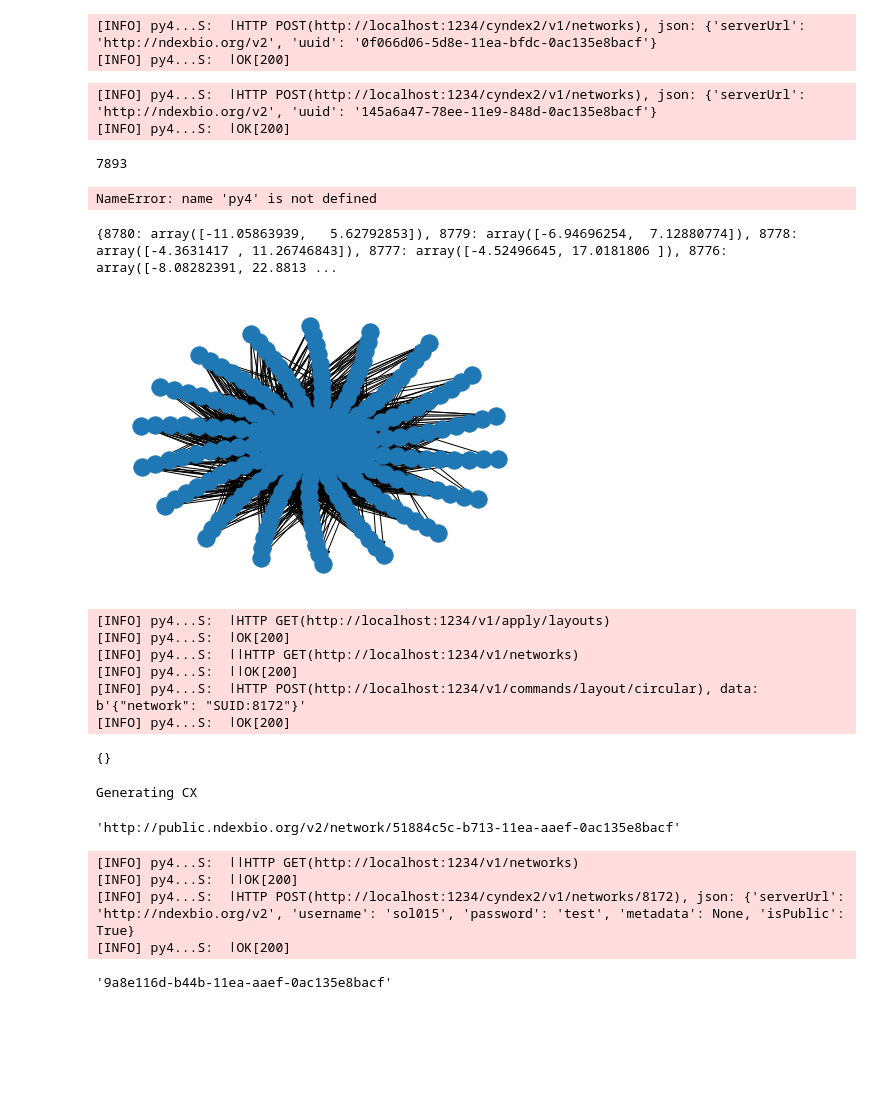
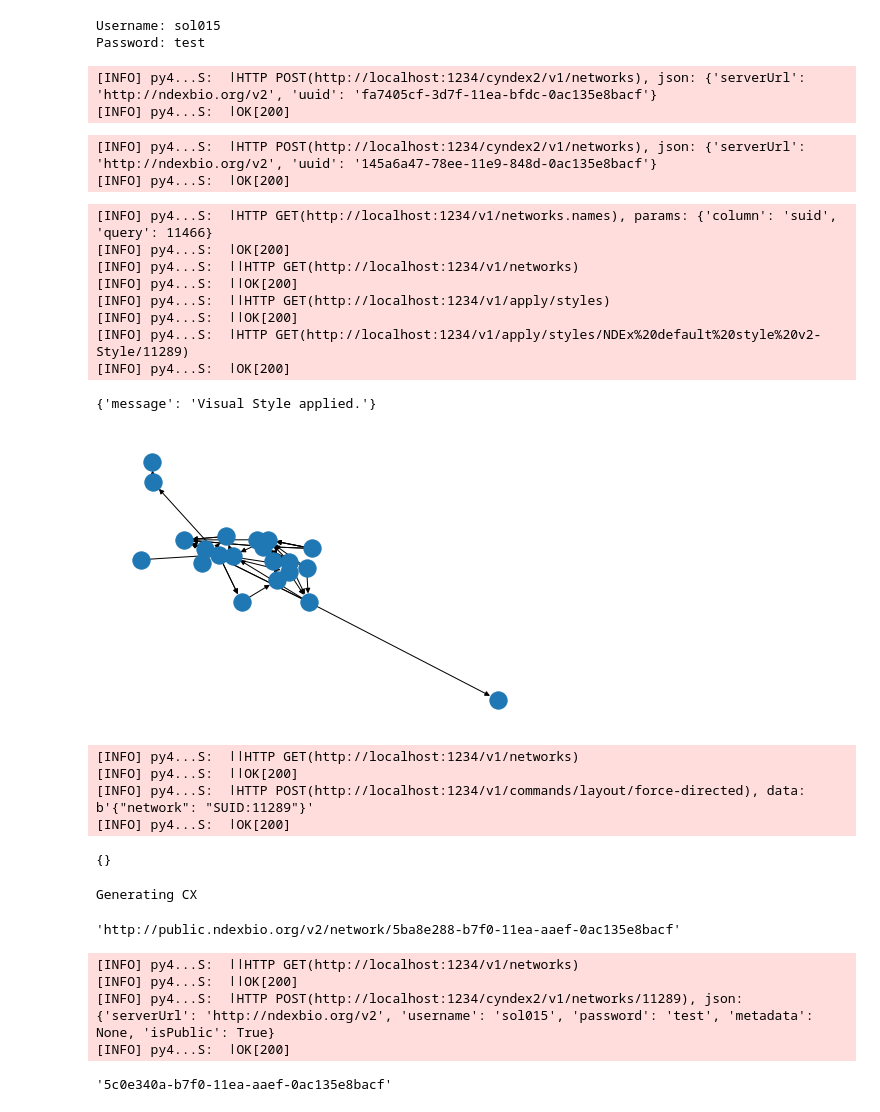
Before and after one commit to Ceofy/ISMBTutorial, a Jupyter notebook: ISMB Tutorial.ipynb, the cells around one changed output. Drawn from its saved outputs; the diff is of its cells as text; code cells hidden in the pictures; blank space fills up the shorter version.

```diff
--- a/ISMB Tutorial.ipynb
+++ b/ISMB Tutorial.ipynb
@@ -1,82 +6,92 @@
+# %%
+#NDEx set up
+SERVER = 'ndexbio.org'
+USERNAME = input('Username: ')
+PASSWORD = input('Password: ')
+
+NETWORK_UUID = 'fa7405cf-3d7f-11ea-bfdc-0ac135e8bacf'
+STYLE_NETWORK_UUID = '145a6a47-78ee-11e9-848d-0ac135e8bacf'
+# %% [output]
+Username: sol015
+Password: test
 # %%
 #ndex2: download network from NDEx
 import ndex2
 
-network = ndex2.create_nice_cx_from_server('ndexbio.org', uuid='0f066d06-5d8e-11ea-bfdc-0ac135e8bacf')
+nice_cx_network = ndex2.create_nice_cx_from_server(SERVER, uuid=NETWORK_UUID)
 # %%
 #py4cytoscape: download network from NDEx
 import py4cytoscape as py4
 
-network_suid = py4.cy_ndex.import_network_from_ndex('0f066d06-5d8e-11ea-bfdc-0ac135e8bacf')
+network_suid = py4.cy_ndex.import_network_from_ndex(NETWORK_UUID)
 # %% [output]
-[INFO] py4...S:  ǀHTTP POST(http://localhost:1234/cyndex2/v1/networks), json: {'serverUrl': 'http://ndexbio.org/v2', 'uuid': '0f066d06-5d8e-11ea-bfdc-0ac135e8bacf'}
+[INFO] py4...S:  ǀHTTP POST(http://localhost:1234/cyndex2/v1/networks), json: {'serverUrl': 'http://ndexbio.org/v2', 'uuid': 'fa7405cf-3d7f-11ea-bfdc-0ac135e8bacf'}
 [INFO] py4...S:  ǀOK[200]
 # %%
 #ndex2: get a style template network and apply the style to the network
-network.apply_template('ndexbio.org', '145a6a47-78ee-11e9-848d-0ac135e8bacf')
+nice_cx_network.apply_template(SERVER, STYLE_NETWORK_UUID)
 # %%
 #py4cytoscape: get a style template network
-py4.cy_ndex.import_network_from_ndex('145a6a47-78ee-11e9-848d-0ac135e8bacf')
+style_network_suid = py4.cy_ndex.import_network_from_ndex(STYLE_NETWORK_UUID)
 # %% [output]
 [INFO] py4...S:  ǀHTTP POST(http://localhost:1234/cyndex2/v1/networks), json: {'serverUrl': 'http://ndexbio.org/v2', 'uuid': '145a6a47-78ee-11e9-848d-0ac135e8bacf'}
 [INFO] py4...S:  ǀOK[200]
-7893
 # %%
 #py4cytoscape: apply the style to the network
-py4.styles.set_visual_style('NDEx default style v2-Style', network=network_suid)
+style_network_name = py4.networks.get_network_name(style_network_suid)
+py4.styles.set_visual_style(style_network_name + '-Style', network=network_suid)
 # %% [output]
-NameError: name 'py4' is not defined
+[INFO] py4...S:  ǀHTTP GET(http://localhost:1234/v1/networks.names), params: {'column': 'suid', 'query': 11466}
+[INFO] py4...S:  ǀOK[200]
+[INFO] py4...S:  ǀǀHTTP GET(http://localhost:1234/v1/networks)
+[INFO] py4...S:  ǀǀOK[200]
+[INFO] py4...S:  ǀǀHTTP GET(http://localhost:1234/v1/apply/styles)
+[INFO] py4...S:  ǀǀOK[200]
+[INFO] py4...S:  ǀHTTP GET(http://localhost:1234/v1/apply/styles/NDEx%20default%20style%20v2-Style/11289)
+[INFO] py4...S:  ǀOK[200]
+{'message': 'Visual Style applied.'}
 # %%
 #ndex2: apply a layout to the network
 import networkx as nx
 
 #Make and view layout
-networkx_network = network.to_networkx(mode='default')
-pos = nx.drawing.layout.spiral_layout(networkx_network, scale=1000)
-#Other layouts to try:
-    #circular_layout
-    #random_layout
-    #spiral_layout
-    #spring_layout
+networkx_network = nice_cx_network.to_networkx(mode='default')
+pos = nx.drawing.layout.spring_layout(networkx_network, scale=1000)
 nx.draw(networkx_network, pos)
 
 #Transfer layout back to original network
 new_cartesian_layout = []
 for node_id, coordinates in pos.items():
     new_cartesian_layout.append({
         'node': node_id,
         'x': coordinates[0],
         'y': coordinates[1]
     })
-network.set_opaque_aspect(ndex2.constants.CARTESIAN_LAYOUT_ASPECT, new_cartesian_layout)
+nice_cx_network.set_opaque_aspect(ndex2.constants.CARTESIAN_LAYOUT_ASPECT, new_cartesian_layout)
 # %% [output]
-{8780: array([-11.05863939,   5.62792853]), 8779: array([-6.94696254,  7.12880774]), 8778: array([-4.3631417 , 11.26746843]), 8777: array([-4.52496645, 17.0181806 ]), 8776: array([-8.08282391, 22.8813 ...
-[figure, old version]
+[figure, new version]
 # %%
 #py4cytoscape: apply a layout to the network
-py4.layouts.get_layout_names()
-py4.layouts.layout_network('circular', network=network_suid)
+py4.layouts.layout_network('force-directed', network=network_suid)
 # %% [output]
-[INFO] py4...S:  ǀHTTP GET(http://localhost:1234/v1/apply/layouts)
-[INFO] py4...S:  ǀOK[200]
 [INFO] py4...S:  ǀǀHTTP GET(http://localhost:1234/v1/networks)
 [INFO] py4...S:  ǀǀOK[200]
-[INFO] py4...S:  ǀHTTP POST(http://localhost:1234/v1/commands/layout/circular), data: b'{"network": "SUID:8172"}'
+[INFO] py4...S:  ǀHTTP POST(http://localhost:1234/v1/commands/layout/force-directed), data: b'{"network": "SUID:11289"}'
 [INFO] py4...S:  ǀOK[200]
 {}
 # %%
 #ndex2: save the network to your account in NDEx
-network.upload_to('ndexbio.org', 'sol015', 'test')
+nice_cx_network.upload_to(SERVER, USERNAME, PASSWORD)
 # %% [output]
 Generating CX
-'http://public.ndexbio.org/v2/network/51884c5c-b713-11ea-aaef-0ac135e8bacf'
+'http://public.ndexbio.org/v2/network/5ba8e288-b7f0-11ea-aaef-0ac135e8bacf'
 # %%
 #py4cytoscape: save the network to your account in NDEx
-py4.cy_ndex.export_network_to_ndex('sol015', 'test', True, network=network_suid)
+py4.cy_ndex.export_network_to_ndex(USERNAME, PASSWORD, is_public=True, network=network_suid)
 # %% [output]
 [INFO] py4...S:  ǀǀHTTP GET(http://localhost:1234/v1/networks)
 [INFO] py4...S:  ǀǀOK[200]
-[INFO] py4...S:  ǀHTTP POST(http://localhost:1234/cyndex2/v1/networks/8172), json: {'serverUrl': 'http://ndexbio.org/v2', 'username': 'sol015', 'password': 'test', 'metadata': None, 'isPublic': True}
+[INFO] py4...S:  ǀHTTP POST(http://localhost:1234/cyndex2/v1/networks/11289), json: {'serverUrl': 'http://ndexbio.org/v2', 'username': 'sol015', 'password': 'test', 'metadata': None, 'isPublic': True}
 [INFO] py4...S:  ǀOK[200]
-'9a8e116d-b44b-11ea-aaef-0ac135e8bacf'
+'5c0e340a-b7f0-11ea-aaef-0ac135e8bacf'
 # %%
```
Also changed, not shown: parts of 11 cells of this notebook.
